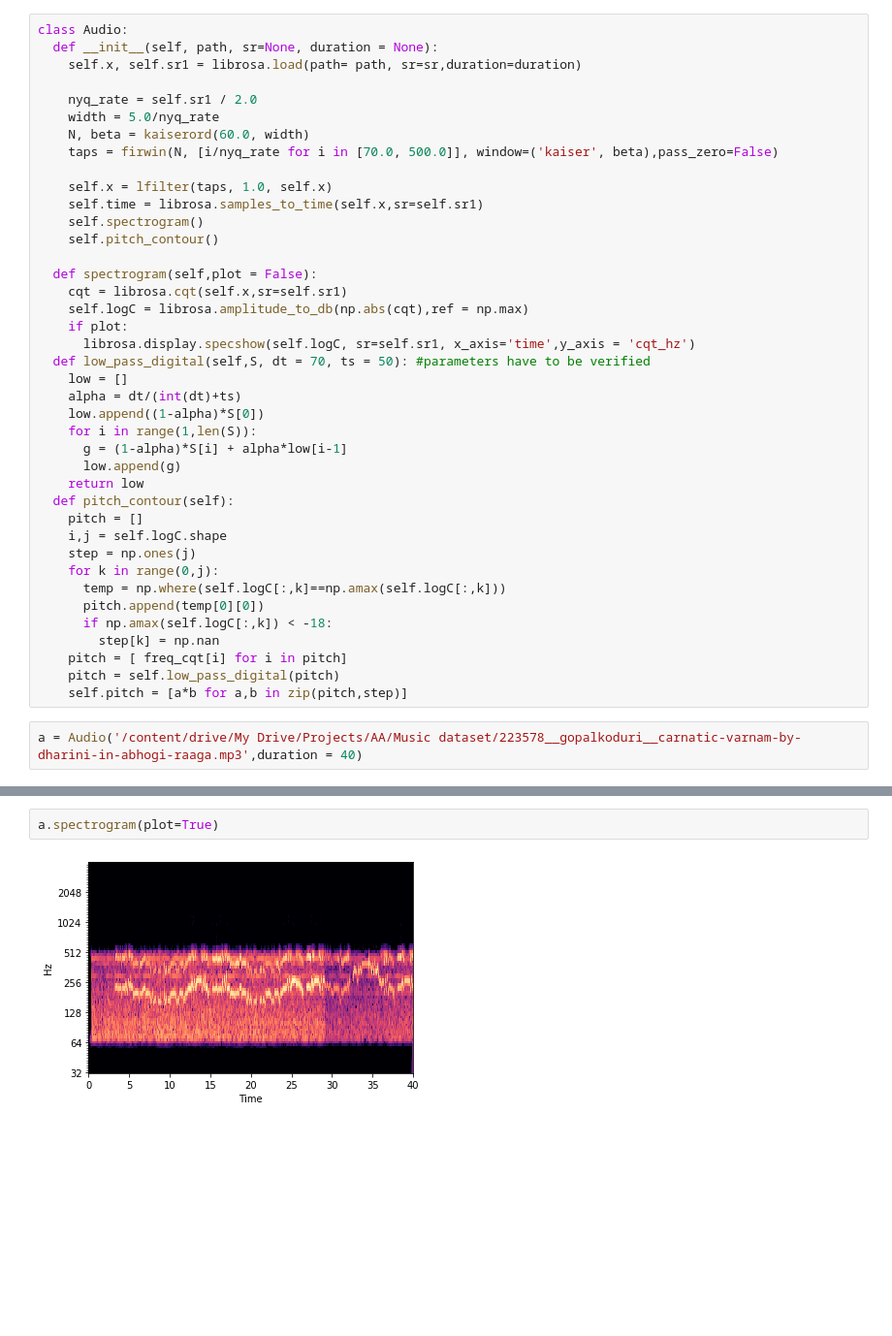
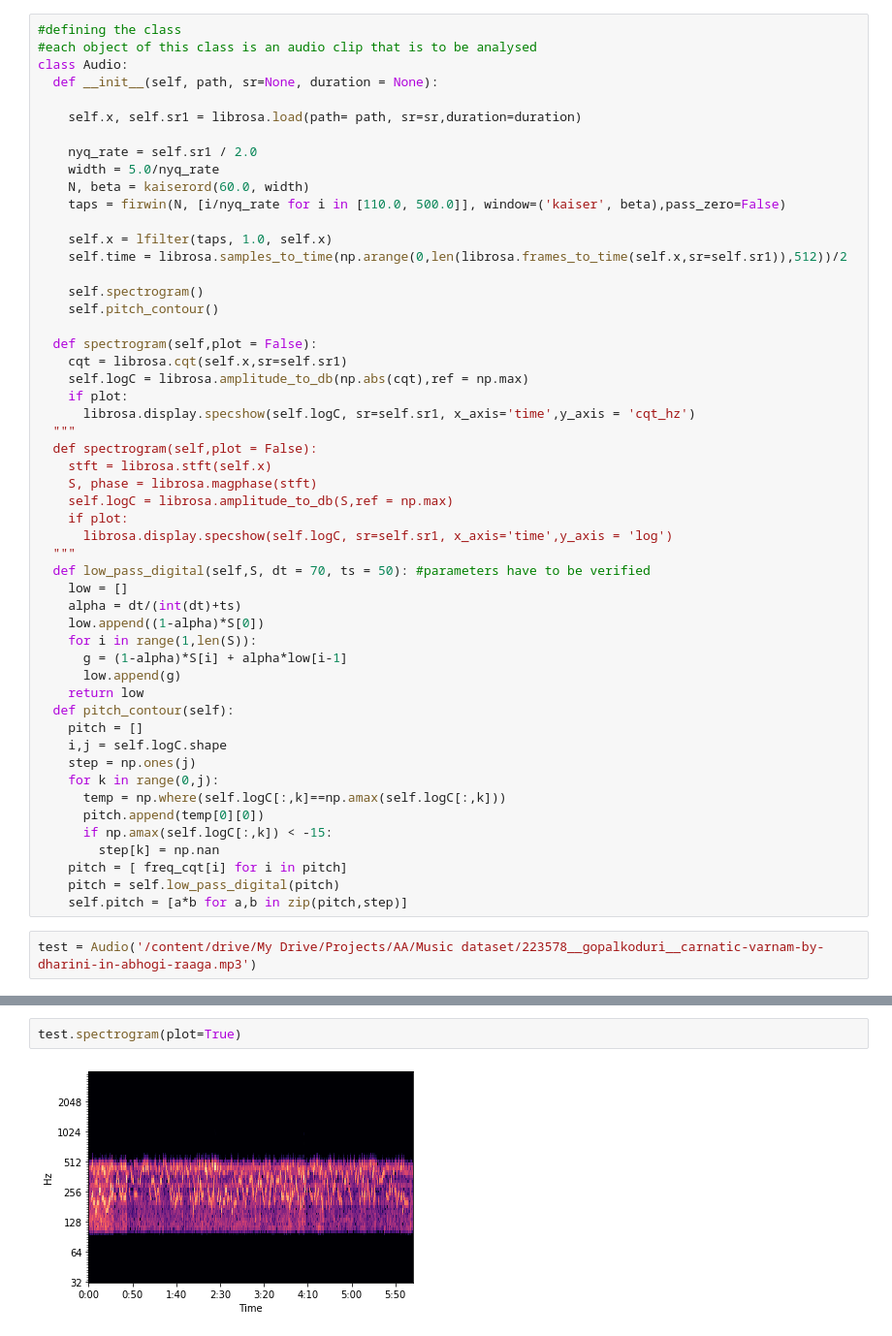
Before and after one commit to Kodhandarama/Audio_Analysis, a Jupyter notebook: pitch_contour.ipynb, the cells around one changed output, grey strips where cells are left out. Shown: that part at 97% size. Drawn from its saved outputs; the diff is of its cells as text; blank space fills up the shorter version.

Commit message:
Converted frames to time; constant pitch 0.1

```diff
--- a/pitch_contour.ipynb
+++ b/pitch_contour.ipynb
@@ -18,17 +20,21 @@ from scipy.signal import kaiserord, lfilter, firwin, freqz, spectrogram
 
 freq_cqt = librosa.cqt_frequencies(90, fmin=32)
 # %%
+#defining the class
+#each object of this class is an audio clip that is to be analysed
 class Audio:
   def __init__(self, path, sr=None, duration = None):
+
     self.x, self.sr1 = librosa.load(path= path, sr=sr,duration=duration)
 
     nyq_rate = self.sr1 / 2.0
     width = 5.0/nyq_rate
     N, beta = kaiserord(60.0, width)
-    taps = firwin(N, [i/nyq_rate for i in [70.0, 500.0]], window=('kaiser', beta),pass_zero=False)
+    taps = firwin(N, [i/nyq_rate for i in [110.0, 500.0]], window=('kaiser', beta),pass_zero=False)
 
     self.x = lfilter(taps, 1.0, self.x)
-    self.time = librosa.samples_to_time(self.x,sr=self.sr1)
+    self.time = librosa.samples_to_time(np.arange(0,len(librosa.frames_to_time(self.x,sr=self.sr1)),512))/2
+
     self.spectrogram()
     self.pitch_contour()
 
@@ -37,6 +43,14 @@ class Audio:
     self.logC = librosa.amplitude_to_db(np.abs(cqt),ref = np.max)
     if plot:
       librosa.display.specshow(self.logC, sr=self.sr1, x_axis='time',y_axis = 'cqt_hz')
+  """
+  def spectrogram(self,plot = False):
+    stft = librosa.stft(self.x)
+    S, phase = librosa.magphase(stft)
+    self.logC = librosa.amplitude_to_db(S,ref = np.max)
+    if plot:
+      librosa.display.specshow(self.logC, sr=self.sr1, x_axis='time',y_axis = 'log')
+  """
   def low_pass_digital(self,S, dt = 70, ts = 50): #parameters have to be verified
     low = []
     alpha = dt/(int(dt)+ts)
@@ -52,11 +66,11 @@ class Audio:
     for k in range(0,j):
       temp = np.where(self.logC[:,k]==np.amax(self.logC[:,k]))
       pitch.append(temp[0][0])
-      if np.amax(self.logC[:,k]) < -18:
+      if np.amax(self.logC[:,k]) < -15:
         step[k] = np.nan
     pitch = [ freq_cqt[i] for i in pitch]
     pitch = self.low_pass_digital(pitch)
     self.pitch = [a*b for a,b in zip(pitch,step)]
 # %%
-a = Audio('/content/drive/My Drive/Projects/AA/Music dataset/223578__gopalkoduri__carnatic-varnam-by-dharini-in-abhogi-raaga.mp3',duration = 40)
+test = Audio('/content/drive/My Drive/Projects/AA/Music dataset/223578__gopalkoduri__carnatic-varnam-by-dharini-in-abhogi-raaga.mp3')
 # %%
@@ -67,4 +81,4 @@ plt.plot(a.pitch)
 # %%
-a.spectrogram(plot=True)
+test.spectrogram(plot=True)
 # %% [output]
-[figure, old version]
+[figure, new version]
```
Also changed, not shown: parts of 12 cells of this notebook.
